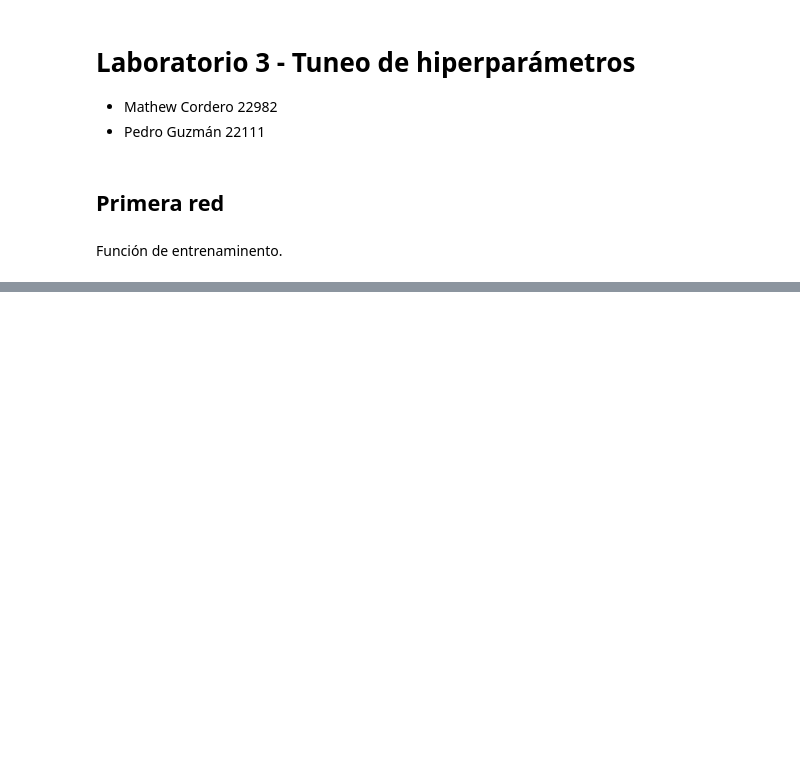
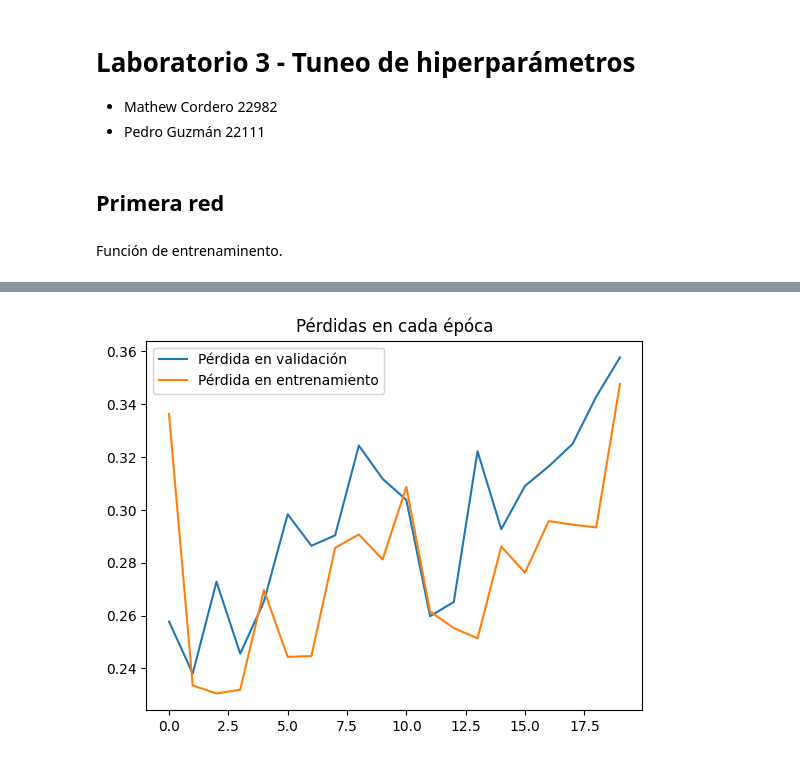
Before and after one commit to donmatthiuz/DeepLearning, a Jupyter notebook: Lab3.ipynb, the cells around one changed output, grey strips where cells are left out. Cells and saved outputs as stored; diff of their text form; code cells hidden in the pictures; blank space fills up the shorter version.

```diff
--- a/Lab3.ipynb
+++ b/Lab3.ipynb
@@ -124,0 +129,19 @@ def graph_comparative(val_losses, train_losses):
+# %%
+net_structure = nn.Sequential(
+    nn.Flatten(),
+    nn.Linear(784, 64),
+    nn.LeakyReLU(),
+    nn.Linear(64, 128),
+    nn.Tanh(),
+    nn.Linear(128, 256),
+    nn.Sigmoid(),
+    nn.Linear(256, 10)
+)
+
+model2 = classifier(net_structure)
+# %%
+optmizer = optim.Adam(model2.parameters(), lr = 0.01)
+train_losses =[]
+val_losses = []
+
+train(model2, nn.CrossEntropyLoss(), optmizer, train_losses, val_losses )
@@ -124,0 +169,4 @@ def graph_comparative(val_losses, train_losses):
+# %%
+graph_comparative(val_losses, train_losses)
+# %% [output]
+[figure, added]
```
Also changed, not shown: parts of 7 cells of this notebook.
